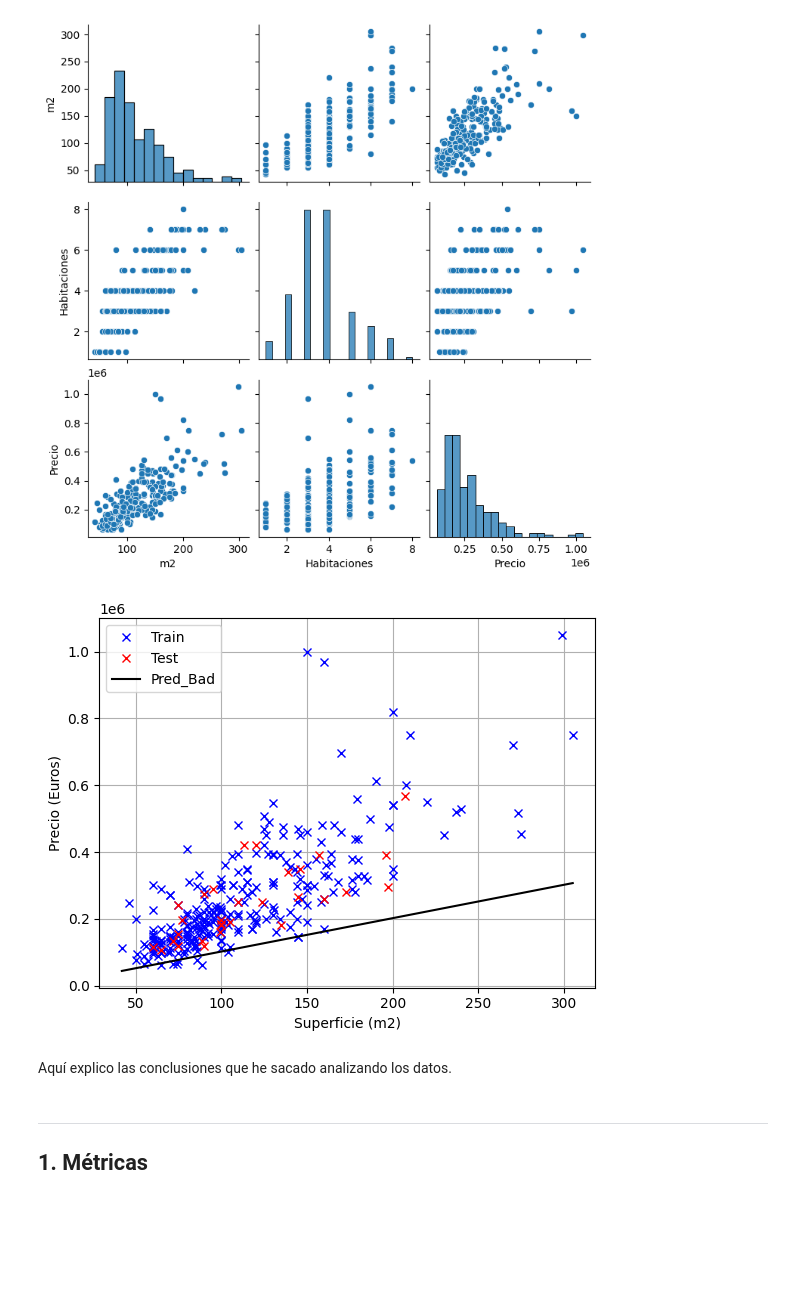
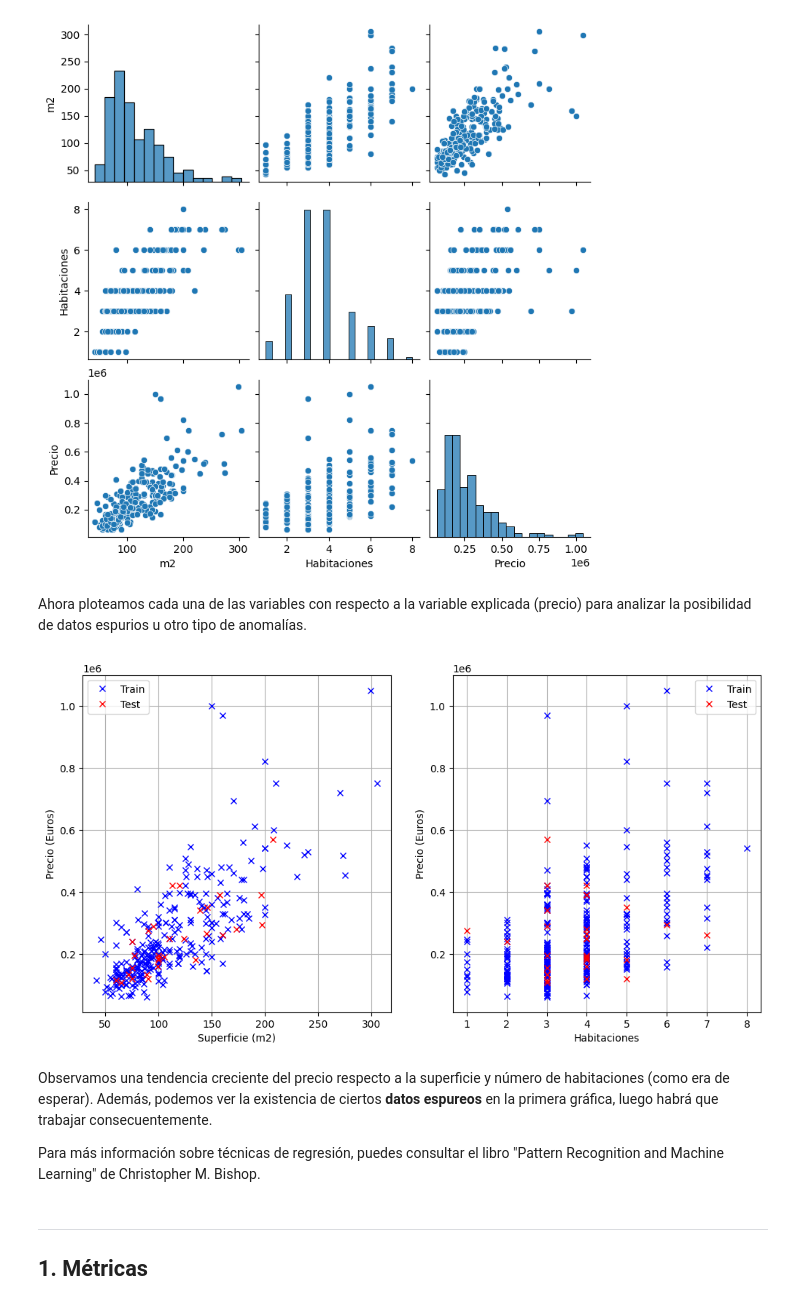
Before and after one commit to Davidjmz12/Automatic-Learning, a Jupyter notebook: Lab-01/notebook.ipynb, the cells around one changed output. Cells and saved outputs as stored; diff of their text form; code cells hidden in the pictures; blank space fills up the shorter version.

```diff
--- a/Lab-01/notebook.ipynb
+++ b/Lab-01/notebook.ipynb
@@ -17,5 +17,5 @@ try:
   Path = '/content/drive/MyDrive/Aprendizaje/' # Directorio donde guardas los ficheros
 except:
   print("Trabajando en local")
-  Path = ''                                    # Directorio donde guardas los ficheros
+  Path = 'data/'                                    # Directorio donde guardas los ficheros
 # %% [output]
@@ -45,25 +52,36 @@ seaborn.pairplot(pisos_train)
 plt.show()
 # %% [output]
 [figure]
+# %% [markdown]
+Ahora ploteamos cada una de las variables con respecto a la variable explicada (precio) para analizar la posibilidad de datos espurios u otro tipo de anomalías.
 # %%
-# Ejemplo de dibujo de un atributo y una prediccion inventada
-x1_grid = np.linspace(np.min(x1_train), np.max(x1_train), 100).reshape(-1, 1)
-y_grid_pred = x1_grid *1000 + 2000  # Prediccion inventada
+plt.figure(figsize=(12, 6))
 
-plt.figure()
+# First plot
+plt.subplot(1, 2, 1)
 plt.plot(x1_train, y_train, 'bx', label='Train')
-plt.plot(x1_test, y_test,  'rx', label='Test')
-plt.plot(x1_grid, y_grid_pred, 'k-', label='Pred_Bad')
+plt.plot(x1_test, y_test, 'rx', label='Test')
 plt.xlabel('Superficie (m2)')
 plt.ylabel('Precio (Euros)')
 plt.legend()
 plt.grid()
+
+# Second plot
+plt.subplot(1, 2, 2)
+plt.plot(x2_train, y_train, 'bx', label='Train')
+plt.plot(x2_test, y_test, 'rx', label='Test')
+plt.xlabel('Habitaciones')
+plt.ylabel('Precio (Euros)')
+plt.legend()
+plt.grid()
+
 plt.show()
 # %% [output]
-[figure, old version]
+[figure, new version]
 # %% [markdown]
+Observamos una tendencia creciente del precio respecto a la superficie y número de habitaciones (como era de esperar). Además, podemos ver la existencia de ciertos **datos espureos** en la primera gráfica, luego habrá que trabajar consecuentemente.
 
-Aquí explico las conclusiones que he sacado analizando los datos.
+Para más información sobre técnicas de regresión, puedes consultar el libro "Pattern Recognition and Machine Learning" de Christopher M. Bishop.
 # %% [markdown]
 ---
 ## 1. Métricas
```
Also changed, not shown: parts of 30 cells of this notebook.
